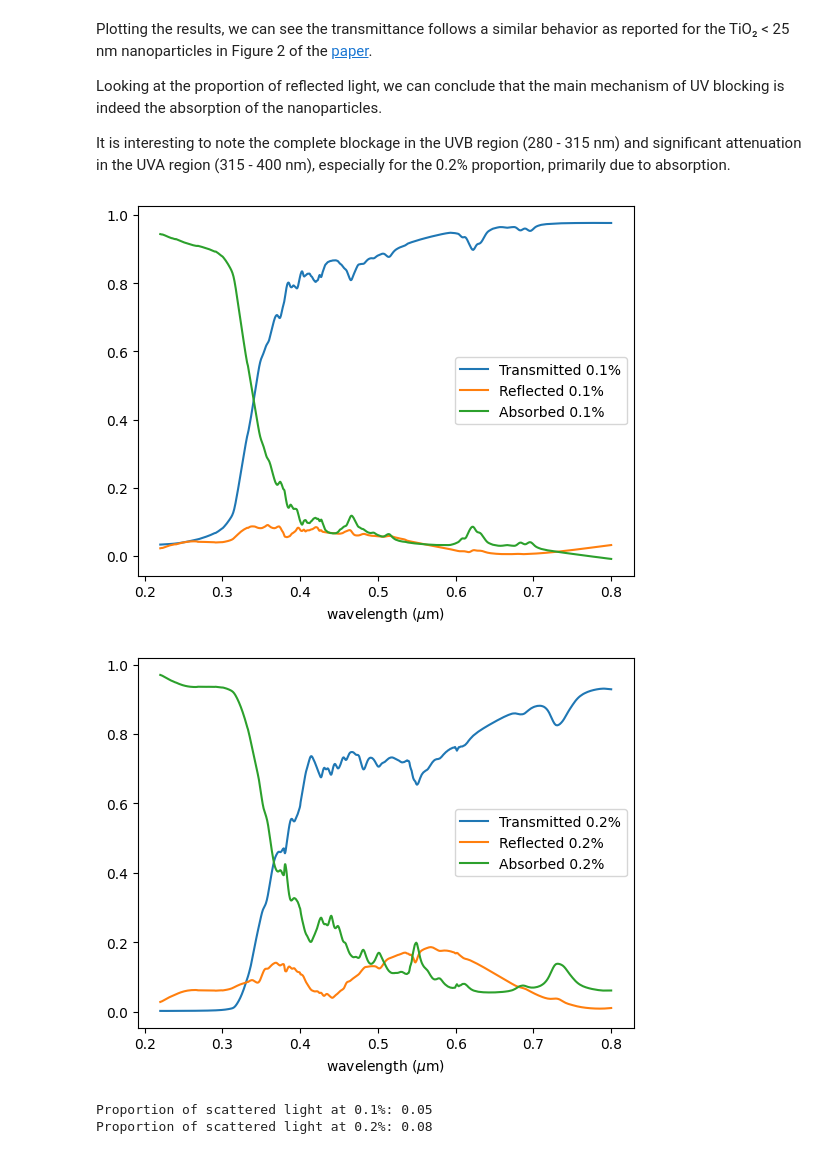
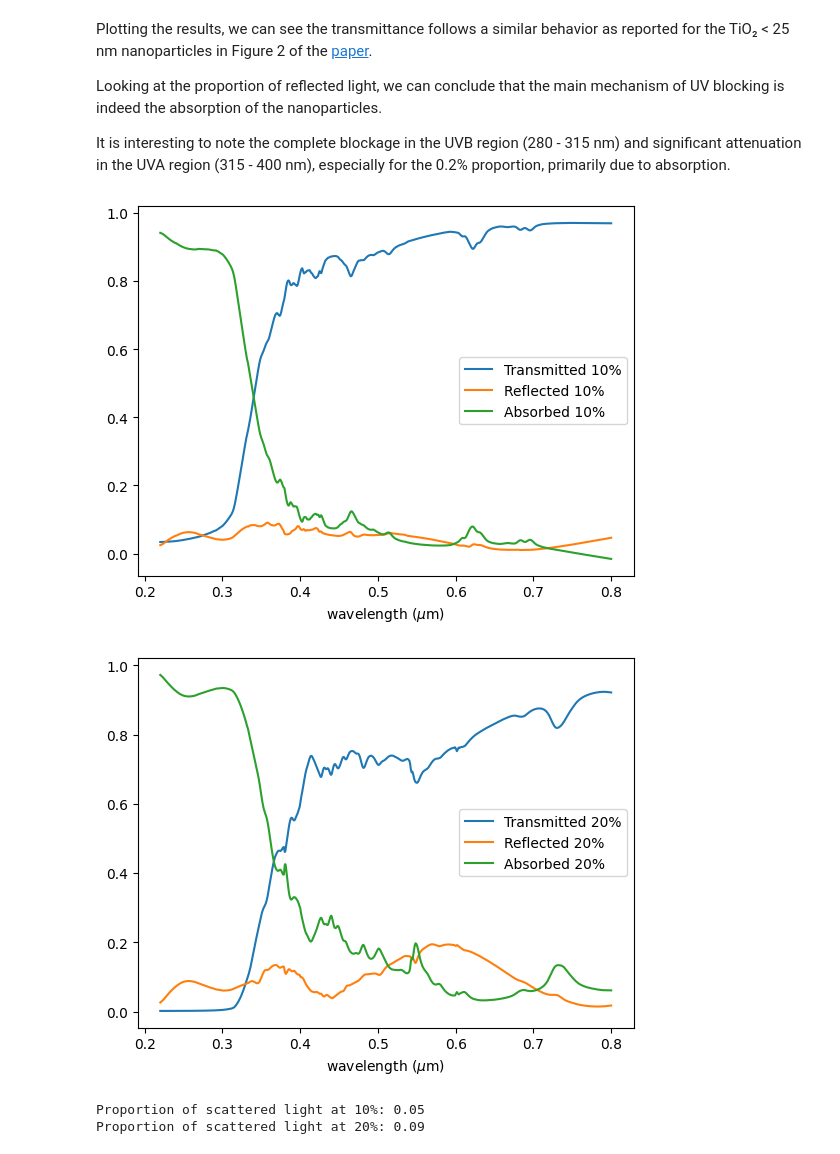
Before and after one commit to flexcompute/tidy3d-notebooks, a Jupyter notebook: MetalOxideSunscreen.ipynb, the cells around one changed output. Cells and saved outputs as stored; diff of their text form; code cells hidden in the pictures.

Commit message:
Minor correction and reducing min_step_per_wl

```diff
--- a/MetalOxideSunscreen.ipynb
+++ b/MetalOxideSunscreen.ipynb
@@ -185,7 +185,7 @@ mesh_override = td.MeshOverrideStructure(
     geometry=td.Box(center=structures_center, size=(lx, ly, lz + 2 * size)),
     dl=(size / 6,) * 3,
 )
-grid_spec = td.GridSpec.auto(min_steps_per_wvl=20, override_structures=[mesh_override])
+grid_spec = td.GridSpec.auto(min_steps_per_wvl=10, override_structures=[mesh_override])
 
 sim = td.Simulation(
     size=(Lx, Ly, Lz),
@@ -198,12 +198,12 @@ sim = td.Simulation(
 )
 
 Simulations = {
-    "proportion 0.1%": sim.updated_copy(structures=get_particles(0.1)),
-    "proportion 0.2%": sim.updated_copy(structures=get_particles(0.2)),
+    "proportion 10%": sim.updated_copy(structures=get_particles(0.1)),
+    "proportion 20%": sim.updated_copy(structures=get_particles(0.2)),
 }
 
 # visualizing
-Simulations["proportion 0.1%"].plot_3d()
+Simulations["proportion 10%"].plot_3d()
 # %% [output]
 [interactive output not drawn]
 # %% [markdown]
@@ -236,16 +236,16 @@ import pandas as pd
 df = pd.DataFrame(
     index=td.C_0 / freqs,
     columns=[
-        "Transmitted 0.1%",
-        "Reflected 0.1%",
-        "Absorbed 0.1%",
-        "Transmitted 0.2%",
-        "Reflected 0.2%",
-        "Absorbed 0.2%",
+        "Transmitted 10%",
+        "Reflected 10%",
+        "Absorbed 10%",
+        "Transmitted 20%",
+        "Reflected 20%",
+        "Absorbed 20%",
     ],
 )
 
-for sim in ["proportion 0.1%", "proportion 0.2%"]:
+for sim in ["proportion 10%", "proportion 20%"]:
     sim_data = results[sim]
 
     T = sim_data["z"].flux
@@ -277,29 +277,29 @@ Looking at the proportion of reflected light, we can conclude that the main mech
 It is interesting to note the complete blockage in the UVB region (280 - 315 nm) and significant attenuation in the UVA region (315 - 400 nm), especially for the 0.2% proportion, primarily due to absorption.
 # %%
 fig, ax = plt.subplots()
-ax = df["Transmitted 0.1%"].plot()
-ax = df["Reflected 0.1%"].plot(ax=ax)
-ax = df["Absorbed 0.1%"].plot(ax=ax)
+ax = df["Transmitted 10%"].plot()
+ax = df["Reflected 10%"].plot(ax=ax)
+ax = df["Absorbed 10%"].plot(ax=ax)
 ax.set_xlabel('wavelength ($\mu$m)')
 ax.legend()
 
 fig, ax = plt.subplots()
-ax = df["Transmitted 0.2%"].plot()
-ax = df["Reflected 0.2%"].plot(ax=ax)
-ax = df["Absorbed 0.2%"].plot(ax=ax)
+ax = df["Transmitted 20%"].plot()
+ax = df["Reflected 20%"].plot(ax=ax)
+ax = df["Absorbed 20%"].plot(ax=ax)
 ax.set_xlabel('wavelength ($\mu$m)')
 ax.legend()
 
 plt.show()
 
 print(
-    "Proportion of scattered light at 0.1%s: %.2f" % ("%", df["Reflected 0.1%"].mean())
+    "Proportion of scattered light at 10%s: %.2f" % ("%", df["Reflected 10%"].mean())
 )
 print(
-    "Proportion of scattered light at 0.2%s: %.2f" % ("%", df["Reflected 0.2%"].mean())
+    "Proportion of scattered light at 20%s: %.2f" % ("%", df["Reflected 20%"].mean())
 )
 # %% [output]
-[figure, old version]
+[figure, new version]
-[figure, old version]
+[figure, new version]
-Proportion of scattered light at 0.1%: 0.05
-Proportion of scattered light at 0.2%: 0.08
+Proportion of scattered light at 10%: 0.05
+Proportion of scattered light at 20%: 0.09
```
Also changed, not shown: parts of 4 cells of this notebook.
